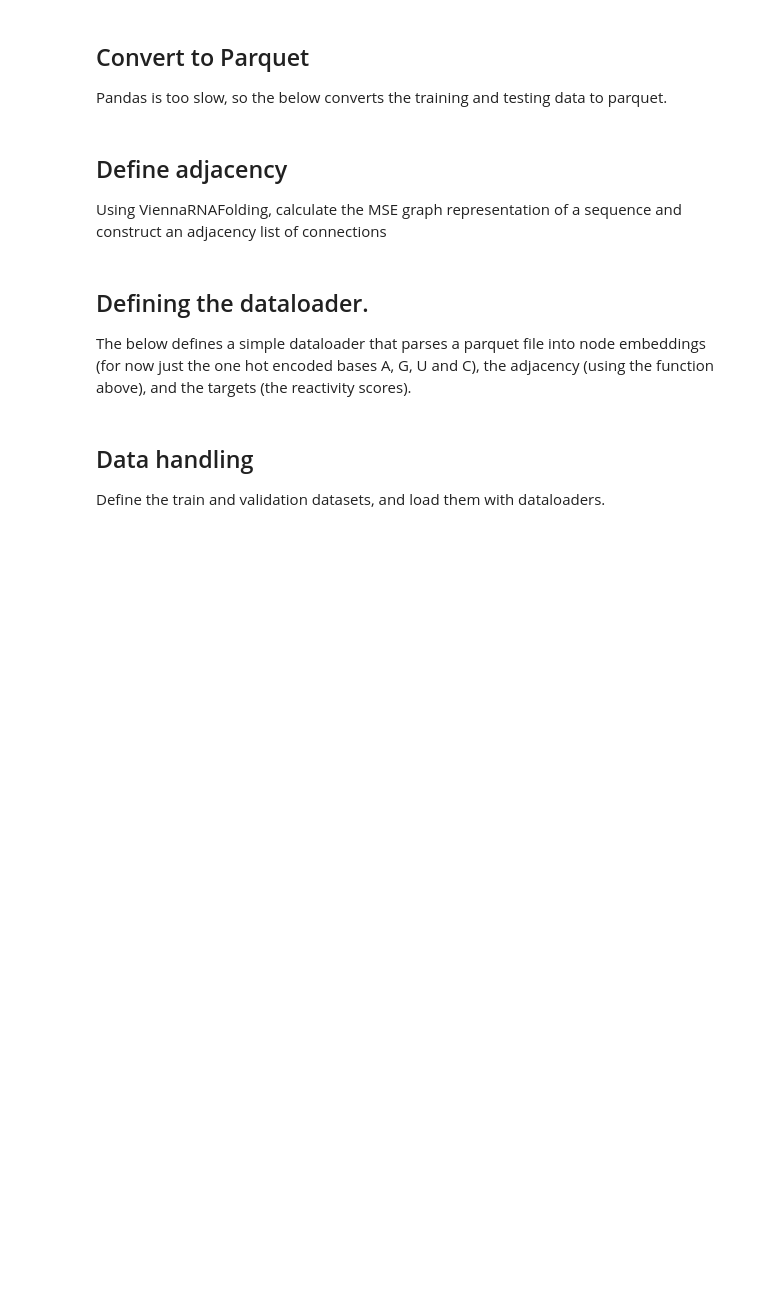
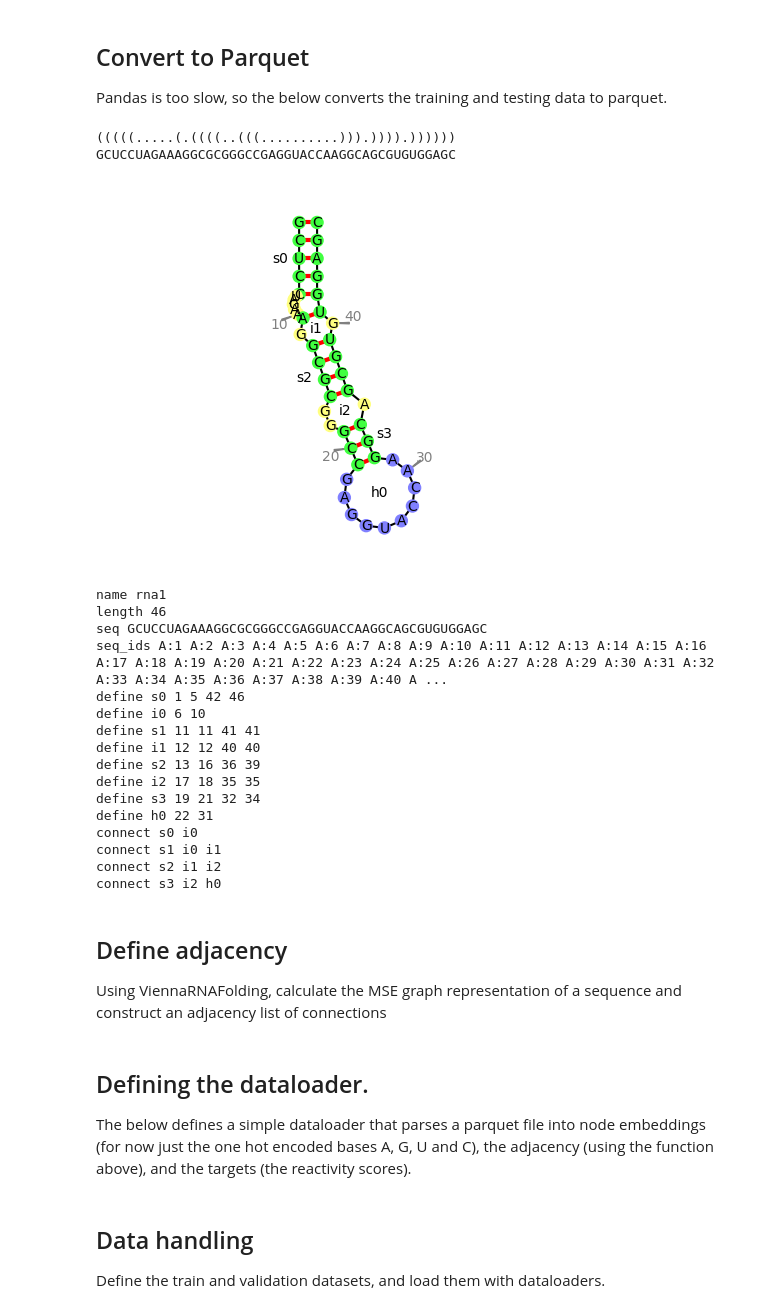
Before and after one commit to undercoverducky/KaggleComps, a Jupyter notebook: gnnwithviennarnafold.ipynb, the cells around one changed output. Saved outputs shown, nothing was run; the diff lists cells and outputs as text; code cells hidden in the pictures; blank space fills up the shorter version.

Commit message:
Added MSE generation from ViennaFold

```diff
--- a/gnnwithviennarnafold.ipynb
+++ b/gnnwithviennarnafold.ipynb
@@ -23,6 +42,45 @@ PRED_CSV = "submission.csv"
 ## Convert to Parquet
 
 Pandas is too slow, so the below converts the training and testing data to parquet.
+# %%
+import RNA
+import forgi.graph.bulge_graph as fgb
+import forgi.visual.mplotlib as fvm
+import matplotlib.pyplot as plt
+sequence = "GCUCCUAGAAAGGCGCGGGCCGAGGUACCAAGGCAGCGUGUGGAGC"
+
+# compute minimum free energy (MFE) and corresponding structure
+(structure, mfe) = RNA.fold(sequence)
+
+# print output
+#print("{}\n{} [ {:6.2f} ]".format(seq, structure, mfe))
+print(ss)
+print(sequence)
+bg = fgb.BulgeGraph.from_fasta_text(f'>rna1\n{structure}\n{sequence}')[0]
+#bg = fgb.BulgeGraph.from_dotbracket(ss)
+fvm.plot_rna(bg, lighten=0.5, text_kwargs = {"fontweight":None})
+plt.show();
+print(bg.to_bg_string())
+# %% [output]
+(((((.....(.((((..(((..........))).)))).))))))
+GCUCCUAGAAAGGCGCGGGCCGAGGUACCAAGGCAGCGUGUGGAGC
+[figure, added]
+name rna1
+length 46
+seq GCUCCUAGAAAGGCGCGGGCCGAGGUACCAAGGCAGCGUGUGGAGC
+seq_ids A:1 A:2 A:3 A:4 A:5 A:6 A:7 A:8 A:9 A:10 A:11 A:12 A:13 A:14 A:15 A:16 A:17 A:18 A:19 A:20 A:21 A:22 A:23 A:24 A:25 A:26 A:27 A:28 A:29 A:30 A:31 A:32 A:33 A:34 A:35 A:36 A:37 A:38 A:39 A:40 A ...
+define s0 1 5 42 46
+define i0 6 10
+define s1 11 11 41 41
+define i1 12 12 40 40
+define s2 13 16 36 39
+define i2 17 18 35 35
+define s3 19 21 32 34
+define h0 22 31
+connect s0 i0
+connect s1 i0 i1
+connect s2 i1 i2
+connect s3 i2 h0
 # %%
 def to_parquet(csv_file, parquet_file):
     dummy_df = pl.scan_csv(csv_file)
```
Also changed, not shown: parts of 1 cell of this notebook.
